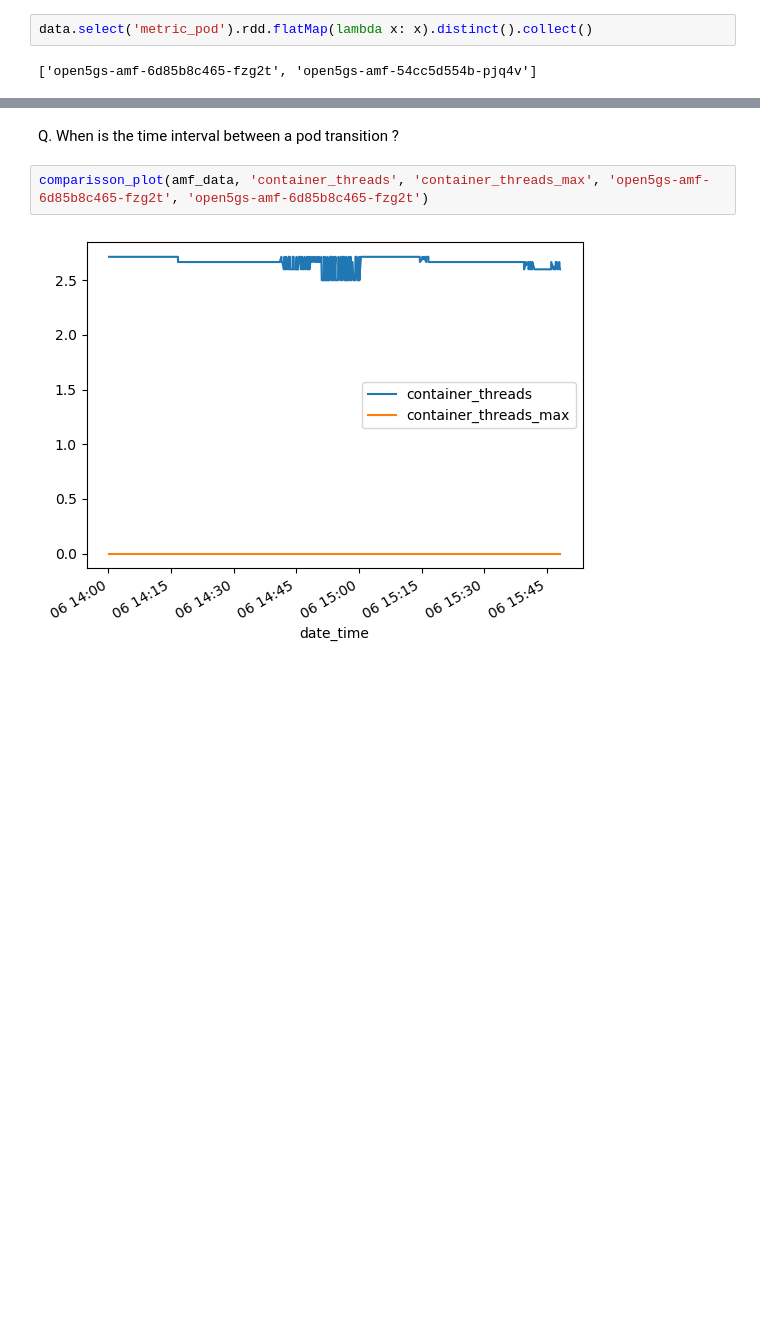
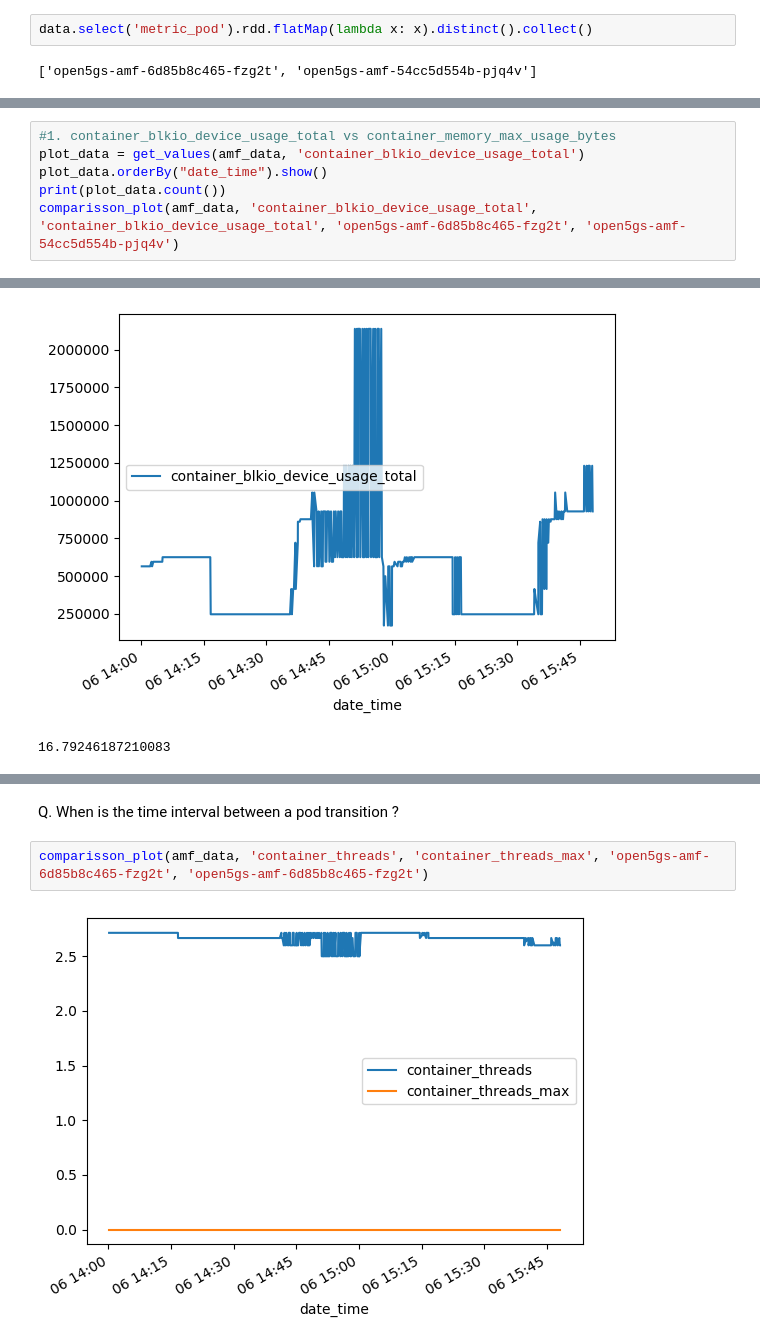
Before and after one commit to DISHDevEx/amf-foresight, a Jupyter notebook: amf_foresight/research/eda.ipynb, the cells around one changed output, grey strips where cells are left out. Saved outputs shown, nothing was run; the diff lists cells and outputs as text; blank space fills up the shorter version.

```diff
--- a/amf_foresight/research/eda.ipynb
+++ b/amf_foresight/research/eda.ipynb
@@ -125,0 +96,7 @@ data.select('metric_pod').rdd.flatMap(lambda x: x).distinct().collect()
+# %%
+#1. container_blkio_device_usage_total vs container_memory_max_usage_bytes
+plot_data = get_values(amf_data, 'container_blkio_device_usage_total')
+plot_data.orderBy("date_time").show()
+print(plot_data.count())
+comparisson_plot(amf_data, 'container_blkio_device_usage_total', 'container_blkio_device_usage_total', 'open5gs-amf-6d85b8c465-fzg2t', 'open5gs-amf-54cc5d554b-pjq4v')
+# %% [output]
@@ -125,0 +120,2 @@ data.select('metric_pod').rdd.flatMap(lambda x: x).distinct().collect()
+[figure, added]
+16.79246187210083
```
Also changed, not shown: parts of 80 cells of this notebook.
